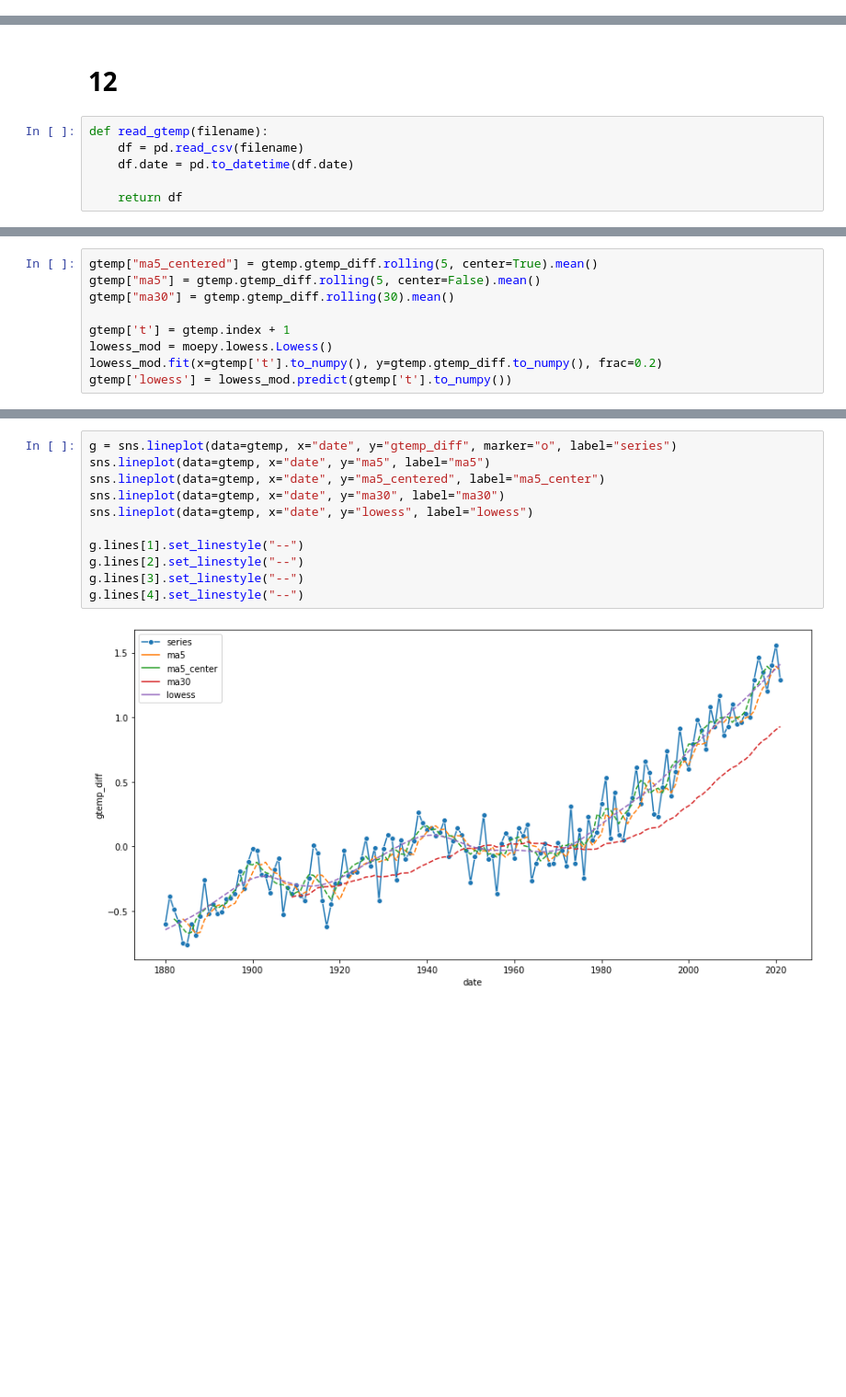
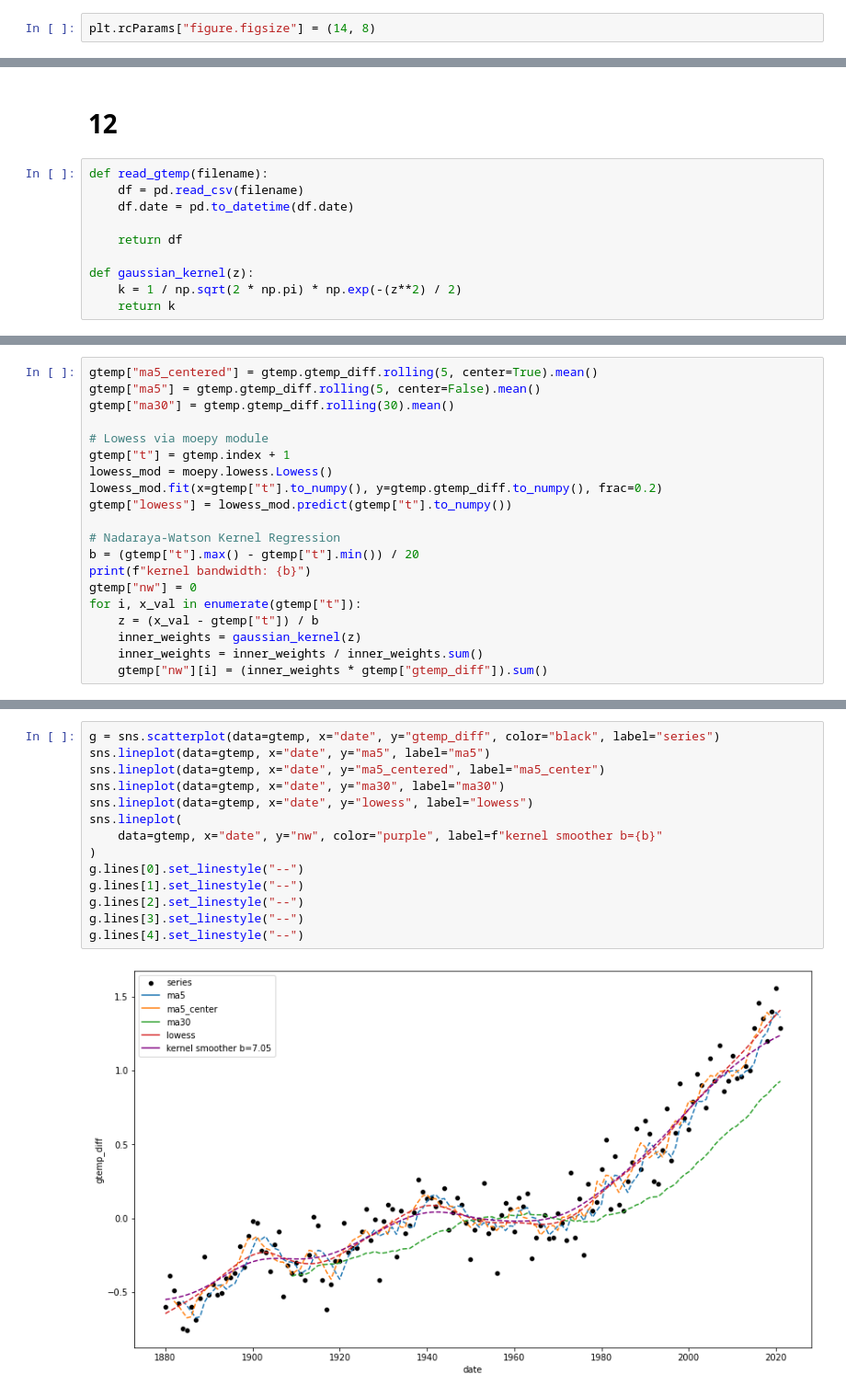
Before and after one commit to ichbinallen/tsaaia, a Jupyter notebook: notebooks/Chapter2.ipynb, the cells around one changed output, grey strips where cells are left out. Shown at 92% size. Saved outputs shown, nothing was run; the diff lists cells and outputs as text; blank space fills up the shorter version.

Commit message:
nadaraya watson smoother

```diff
--- a/notebooks/Chapter2.ipynb
+++ b/notebooks/Chapter2.ipynb
@@ -19,2 +21,4 @@ from sklearn.metrics import mean_squared_error
 # %% [output]
 [interactive output not drawn]
+# %%
+plt.rcParams["figure.figsize"] = (14, 8)
@@ -678,6 +681,10 @@ def read_gtemp(filename):
     df.date = pd.to_datetime(df.date)
 
     return df
+
+def gaussian_kernel(z):
+    k = 1 / np.sqrt(2 * np.pi) * np.exp(-(z**2) / 2)
+    return k
 # %% [output]
 [interactive output not drawn]
 # %%
@@ -689,8 +696,19 @@ gtemp["ma5_centered"] = gtemp.gtemp_diff.rolling(5, center=True).mean()
 gtemp["ma5"] = gtemp.gtemp_diff.rolling(5, center=False).mean()
 gtemp["ma30"] = gtemp.gtemp_diff.rolling(30).mean()
 
-gtemp['t'] = gtemp.index + 1
+# Lowess via moepy module
+gtemp["t"] = gtemp.index + 1
 lowess_mod = moepy.lowess.Lowess()
-lowess_mod.fit(x=gtemp['t'].to_numpy(), y=gtemp.gtemp_diff.to_numpy(), frac=0.2)
-gtemp['lowess'] = lowess_mod.predict(gtemp['t'].to_numpy())
+lowess_mod.fit(x=gtemp["t"].to_numpy(), y=gtemp.gtemp_diff.to_numpy(), frac=0.2)
+gtemp["lowess"] = lowess_mod.predict(gtemp["t"].to_numpy())
+
+# Nadaraya-Watson Kernel Regression
+b = (gtemp["t"].max() - gtemp["t"].min()) / 20
+print(f"kernel bandwidth: {b}")
+gtemp["nw"] = 0
+for i, x_val in enumerate(gtemp["t"]):
+    z = (x_val - gtemp["t"]) / b
+    inner_weights = gaussian_kernel(z)
+    inner_weights = inner_weights / inner_weights.sum()
+    gtemp["nw"][i] = (inner_weights * gtemp["gtemp_diff"]).sum()
 # %% [output]
@@ -697,15 +720,18 @@ gtemp['lowess'] = lowess_mod.predict(gtemp['t'].to_numpy())
 [interactive output not drawn]
 # %%
-g = sns.lineplot(data=gtemp, x="date", y="gtemp_diff", marker="o", label="series")
+g = sns.scatterplot(data=gtemp, x="date", y="gtemp_diff", color="black", label="series")
 sns.lineplot(data=gtemp, x="date", y="ma5", label="ma5")
 sns.lineplot(data=gtemp, x="date", y="ma5_centered", label="ma5_center")
 sns.lineplot(data=gtemp, x="date", y="ma30", label="ma30")
 sns.lineplot(data=gtemp, x="date", y="lowess", label="lowess")
-
+sns.lineplot(
+    data=gtemp, x="date", y="nw", color="purple", label=f"kernel smoother b={b}"
+)
+g.lines[0].set_linestyle("--")
 g.lines[1].set_linestyle("--")
 g.lines[2].set_linestyle("--")
 g.lines[3].set_linestyle("--")
 g.lines[4].set_linestyle("--")
 # %% [output]
-[figure, old version]
+[figure, new version]
 [interactive output not drawn]
```
Also changed, not shown: parts of 29 cells of this notebook.
